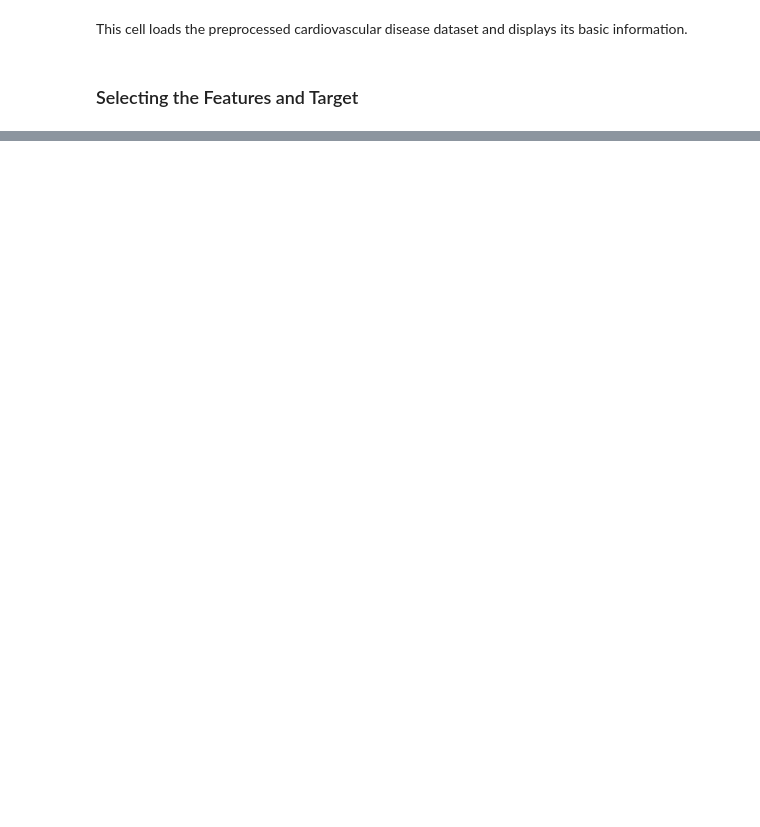
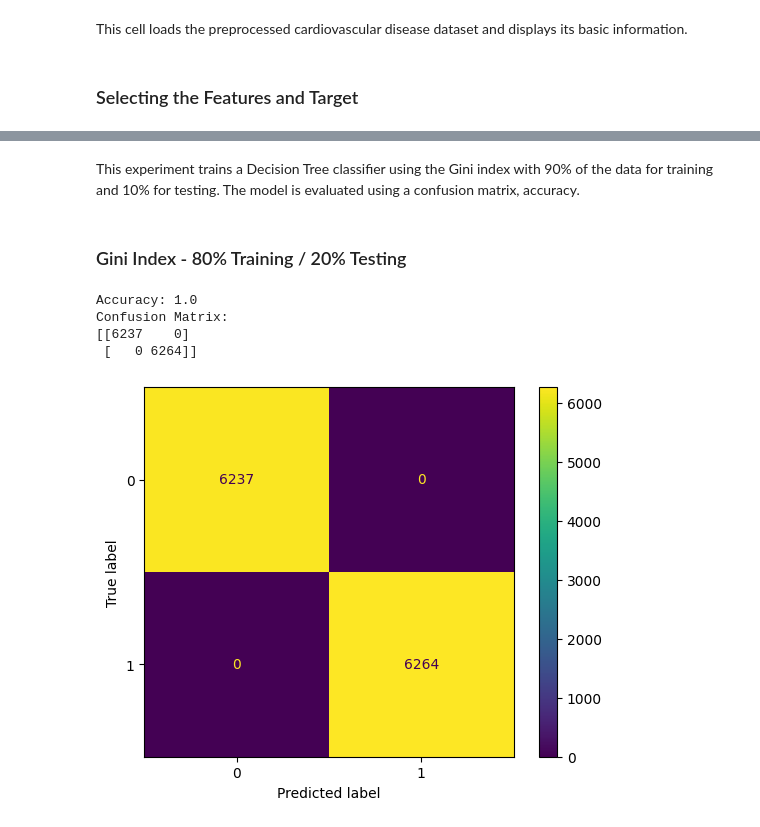
Before and after one commit to Mashael-fs/IT326-Cardiovascular-Disease, a Jupyter notebook: Reports Folder/Phase3.ipynb, the cells around one changed output, grey strips where cells are left out. Saved outputs shown, nothing was run; the diff lists cells and outputs as text; code cells hidden in the pictures; blank space fills up the shorter version.

```diff
--- a/Reports Folder/Phase3.ipynb
+++ b/Reports Folder/Phase3.ipynb
@@ -33,0 +107,33 @@ This cell loads the preprocessed cardiovascular disease dataset and displays its
+# %% [markdown]
+This experiment trains a Decision Tree classifier using the Gini index with 90% of the data for training and 10% for testing. The model is evaluated using a confusion matrix, accuracy.
+# %% [markdown]
+### Gini Index - 80% Training / 20% Testing
+# %%
+# Split dataset into training set and test set
+X_train, X_test, y_train, y_test = train_test_split(X, y, test_size=0.2, random_state=1)
+
+# Create Decision Tree classifer object
+clf = DecisionTreeClassifier(random_state=1)
+
+# Train Decision Tree Classifer
+clf = clf.fit(X_train, y_train)
+
+#Predict the response for test dataset
+y_pred = clf.predict(X_test)
+
+# Model Accuracy
+print("Accuracy:", metrics.accuracy_score(y_test, y_pred))
+
+#compute and print the confusion matrix
+cm = confusion_matrix(y_test, y_pred)
+print("Confusion Matrix:")
+print(cm)
+
+# create a confusion matrix display object
+disp = ConfusionMatrixDisplay.from_estimator(clf, X_test, y_test, display_labels=cn)
+# %% [output]
+Accuracy: 1.0
+Confusion Matrix:
+[[6237    0]
+ [   0 6264]]
+[figure, added]
```
Also changed, not shown: parts of 13 cells of this notebook.
